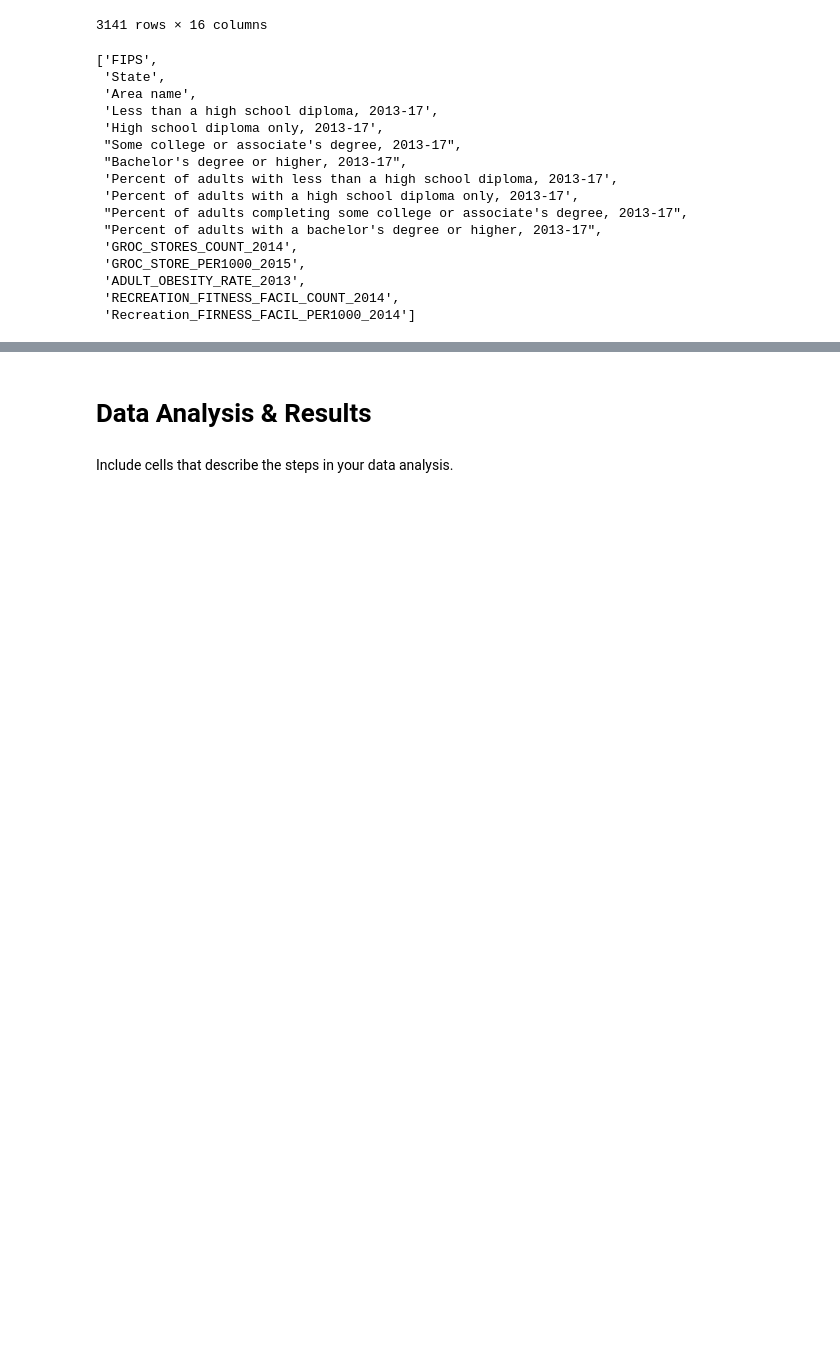
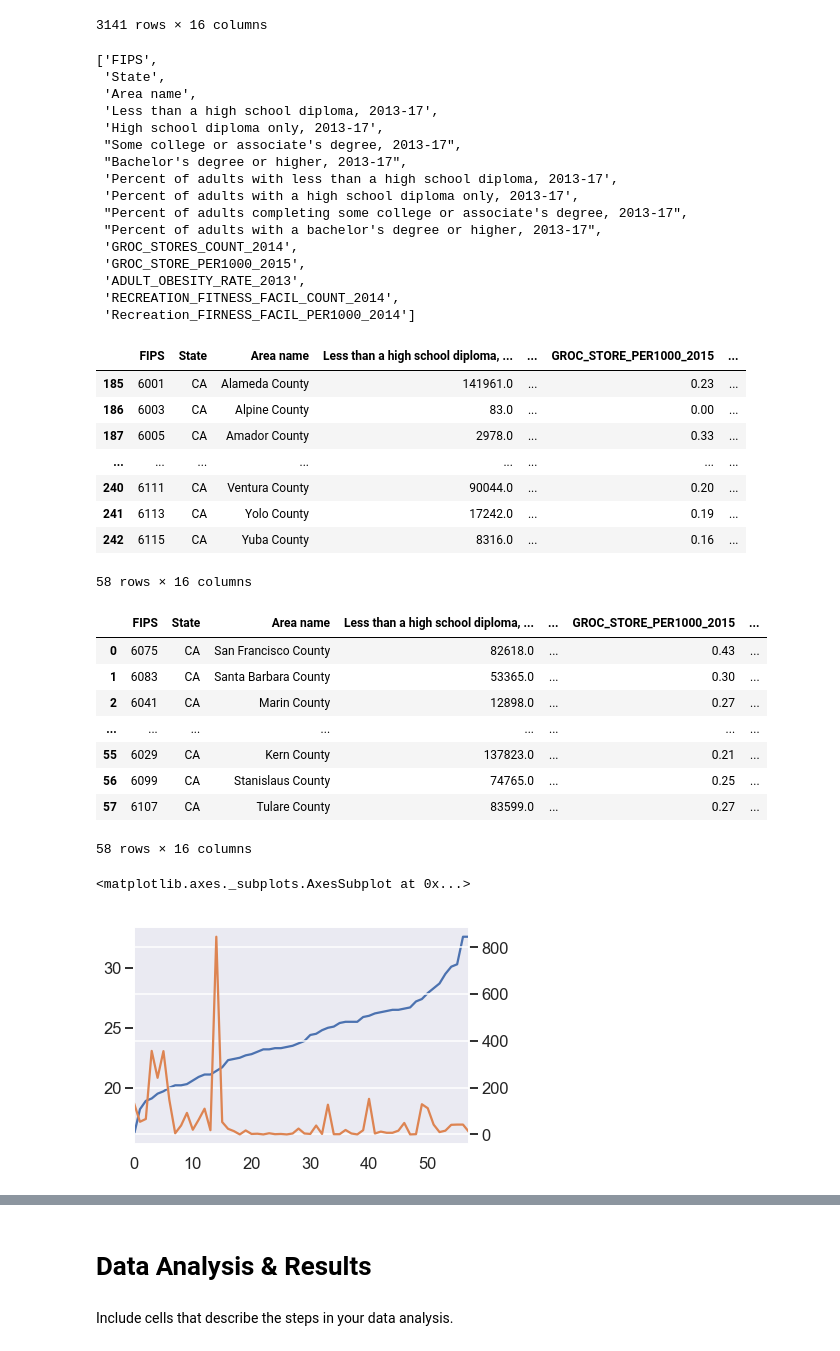
Before and after one commit to cwguan/COGS108-FinalProject, a Jupyter notebook: FinalProject.ipynb, the cells around one changed output, grey strips where cells are left out. Saved outputs shown, nothing was run; the diff lists cells and outputs as text; code cells hidden in the pictures; blank space fills up the shorter version.

Commit message:
WIP got started visualizations to see correlations

```diff
--- a/FinalProject.ipynb
+++ b/FinalProject.ipynb
@@ -289,3 +289,37 @@ list(df)
  'ADULT_OBESITY_RATE_2013',
  'RECREATION_FITNESS_FACIL_COUNT_2014',
  'Recreation_FIRNESS_FACIL_PER1000_2014']
+# %%
+# Starting with just CA counties to test
+df_ca = df.loc[df['State'] == 'CA']
+display(df_ca)
+
+# Sort rows by obesity rate
+# If there's a correlation to other variables, should increase/decrease as obesity rate goes up
+df_ca = df_ca.sort_values(by='ADULT_OBESITY_RATE_2013')
+df_ca = df_ca.reset_index(drop=True)
+display(df_ca)
+
+df_ca.ADULT_OBESITY_RATE_2013.plot()
+df_ca.RECREATION_FITNESS_FACIL_COUNT_2014.plot(secondary_y=True)
+# %% [output]
+|  | FIPS | State | Area name | Less than a high school diploma, ... | ... | GROC_STORE_PER1000_2015 | ... |
+| 185 | 6001 | CA | Alameda County | 141961.0 | ... | 0.23 | ... |
+| 186 | 6003 | CA | Alpine County | 83.0 | ... | 0.00 | ... |
+| 187 | 6005 | CA | Amador County | 2978.0 | ... | 0.33 | ... |
+| ... | ... | ... | ... | ... | ... | ... | ... |
+| 240 | 6111 | CA | Ventura County | 90044.0 | ... | 0.20 | ... |
+| 241 | 6113 | CA | Yolo County | 17242.0 | ... | 0.19 | ... |
+| 242 | 6115 | CA | Yuba County | 8316.0 | ... | 0.16 | ... |
+58 rows × 16 columns
+|  | FIPS | State | Area name | Less than a high school diploma, ... | ... | GROC_STORE_PER1000_2015 | ... |
+| 0 | 6075 | CA | San Francisco County | 82618.0 | ... | 0.43 | ... |
+| 1 | 6083 | CA | Santa Barbara County | 53365.0 | ... | 0.30 | ... |
+| 2 | 6041 | CA | Marin County | 12898.0 | ... | 0.27 | ... |
+| ... | ... | ... | ... | ... | ... | ... | ... |
+| 55 | 6029 | CA | Kern County | 137823.0 | ... | 0.21 | ... |
+| 56 | 6099 | CA | Stanislaus County | 74765.0 | ... | 0.25 | ... |
+| 57 | 6107 | CA | Tulare County | 83599.0 | ... | 0.27 | ... |
+58 rows × 16 columns
+<matplotlib.axes._subplots.AxesSubplot at 0x...>
+[figure, added]
```
Also changed, not shown: parts of 1 cell of this notebook.
